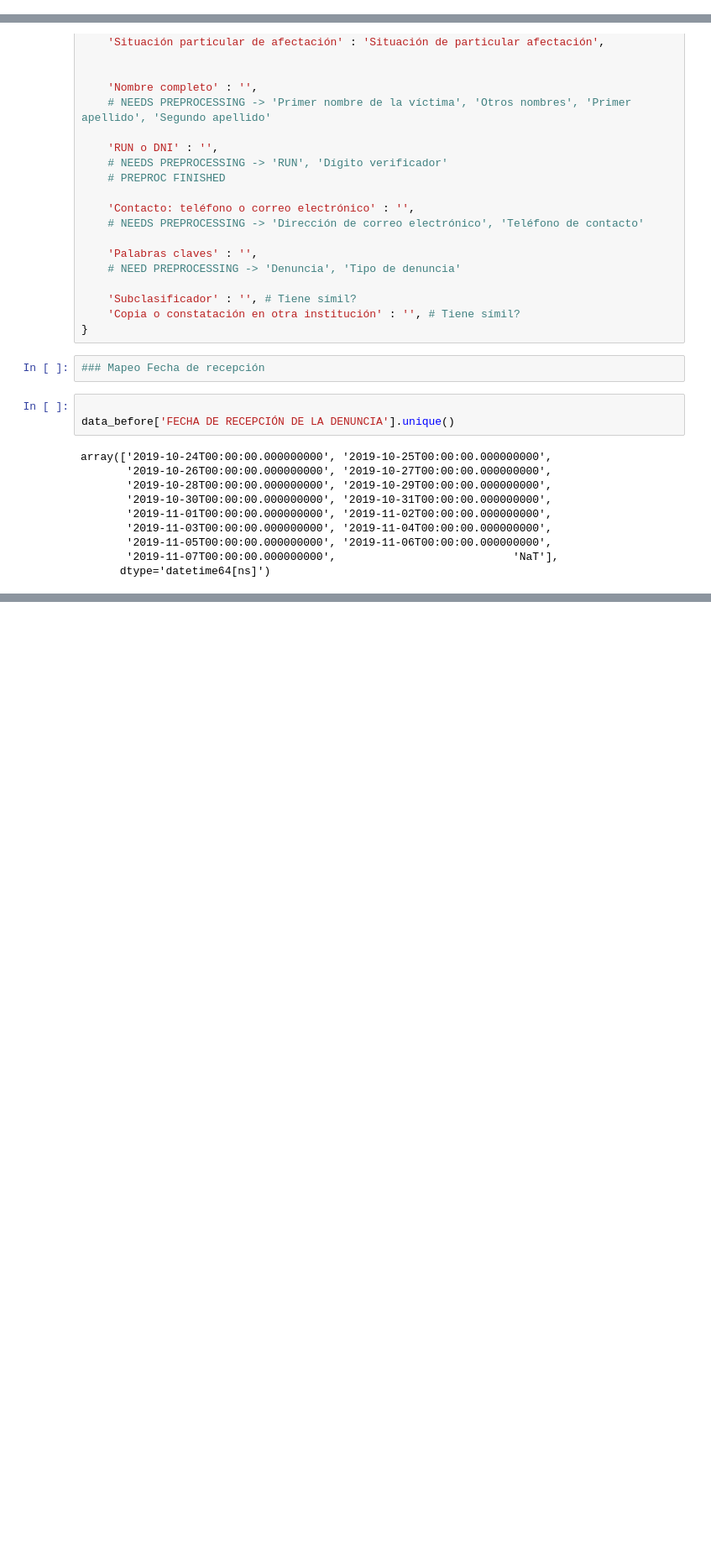
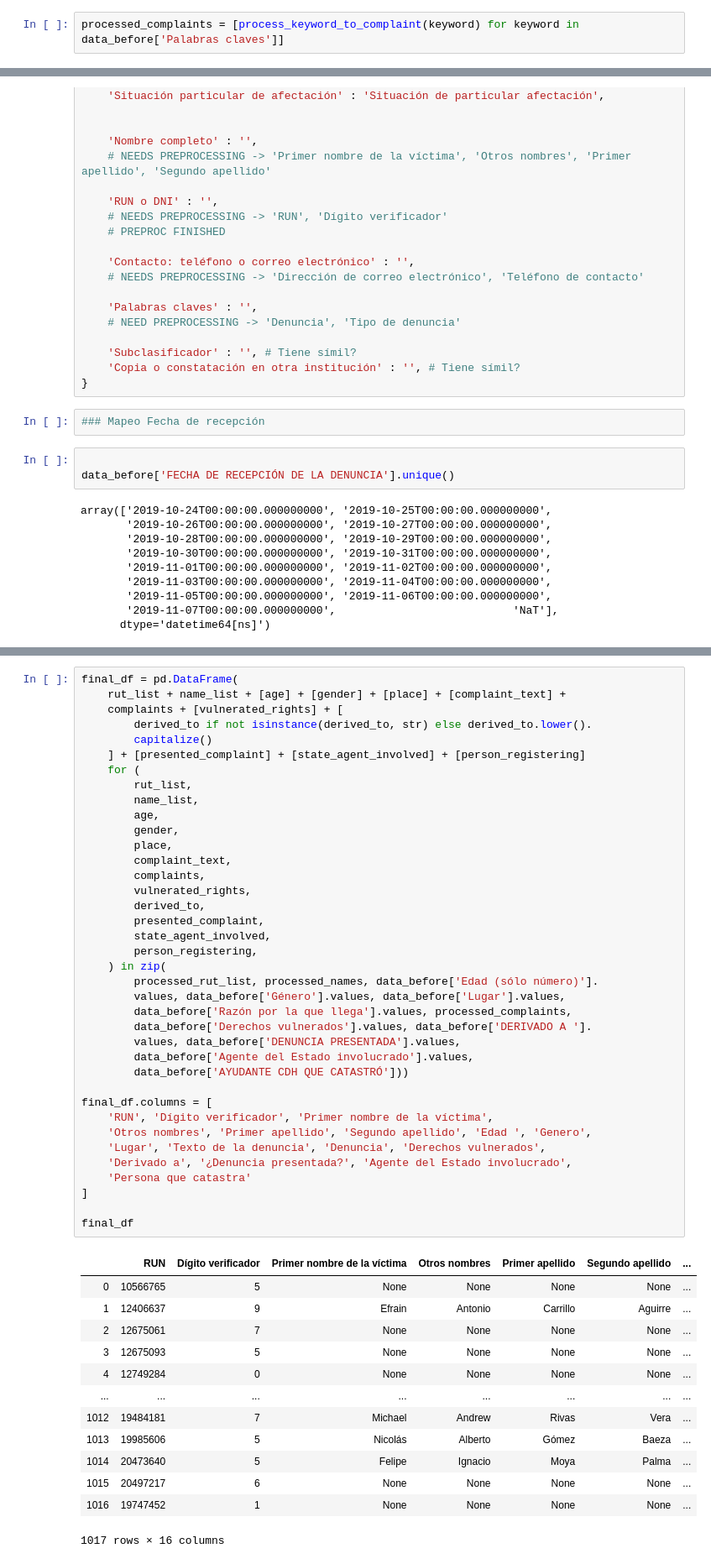
Before and after one commit to pabloBad/Informe_CIDH, a Jupyter notebook: Analisis_1.0.ipynb, the cells around one changed output, grey strips where cells are left out. Shown at 84% size. Cells and saved outputs as stored; diff of their text form; blank space fills up the shorter version.

Commit message:
Denuncias y primer concat de las bbdd

```diff
--- a/Analisis_1.0.ipynb
+++ b/Analisis_1.0.ipynb
@@ -648,0 +816,2 @@ temp_df
+# %%
+processed_complaints = [process_keyword_to_complaint(keyword) for keyword in data_before['Palabras claves']]
@@ -718,0 +908,52 @@ pd.DataFrame([rut_list + name_list for rut_list, name_list in zip(processed_rut_
+# %%
+final_df = pd.DataFrame(
+    rut_list + name_list + [age] + [gender] + [place] + [complaint_text] +
+    complaints + [vulnerated_rights] + [
+        derived_to if not isinstance(derived_to, str) else derived_to.lower().
+        capitalize()
+    ] + [presented_complaint] + [state_agent_involved] + [person_registering]
+    for (
+        rut_list,
+        name_list,
+        age,
+        gender,
+        place,
+        complaint_text,
+        complaints,
+        vulnerated_rights,
+        derived_to,
+        presented_complaint,
+        state_agent_involved,
+        person_registering,
+    ) in zip(
+        processed_rut_list, processed_names, data_before['Edad (sólo número)'].
+        values, data_before['Género'].values, data_before['Lugar'].values,
+        data_before['Razón por la que llega'].values, processed_complaints,
+        data_before['Derechos vulnerados'].values, data_before['DERIVADO A '].
+        values, data_before['DENUNCIA PRESENTADA'].values,
+        data_before['Agente del Estado involucrado'].values,
+        data_before['AYUDANTE CDH QUE CATASTRÓ']))
+
+final_df.columns = [
+    'RUN', 'Dígito verificador', 'Primer nombre de la víctima',
+    'Otros nombres', 'Primer apellido', 'Segundo apellido', 'Edad ', 'Genero',
+    'Lugar', 'Texto de la denuncia', 'Denuncia', 'Derechos vulnerados',
+    'Derivado a', '¿Denuncia presentada?', 'Agente del Estado involucrado',
+    'Persona que catastra'
+]
+
+final_df
+# %% [output]
+|  | RUN | Dígito verificador | Primer nombre de la víctima | Otros nombres | Primer apellido | Segundo apellido | ... |
+| 0 | 10566765 | 5 | None | None | None | None | ... |
+| 1 | 12406637 | 9 | Efrain | Antonio | Carrillo | Aguirre | ... |
+| 2 | 12675061 | 7 | None | None | None | None | ... |
+| 3 | 12675093 | 5 | None | None | None | None | ... |
+| 4 | 12749284 | 0 | None | None | None | None | ... |
+| ... | ... | ... | ... | ... | ... | ... | ... |
+| 1012 | 19484181 | 7 | Michael | Andrew | Rivas | Vera | ... |
+| 1013 | 19985606 | 5 | Nicolás | Alberto | Gómez | Baeza | ... |
+| 1014 | 20473640 | 5 | Felipe | Ignacio | Moya | Palma | ... |
+| 1015 | 20497217 | 6 | None | None | None | None | ... |
+| 1016 | 19747452 | 1 | None | None | None | None | ... |
+1017 rows × 16 columns
```
Also changed, not shown: parts of 10 cells of this notebook.
